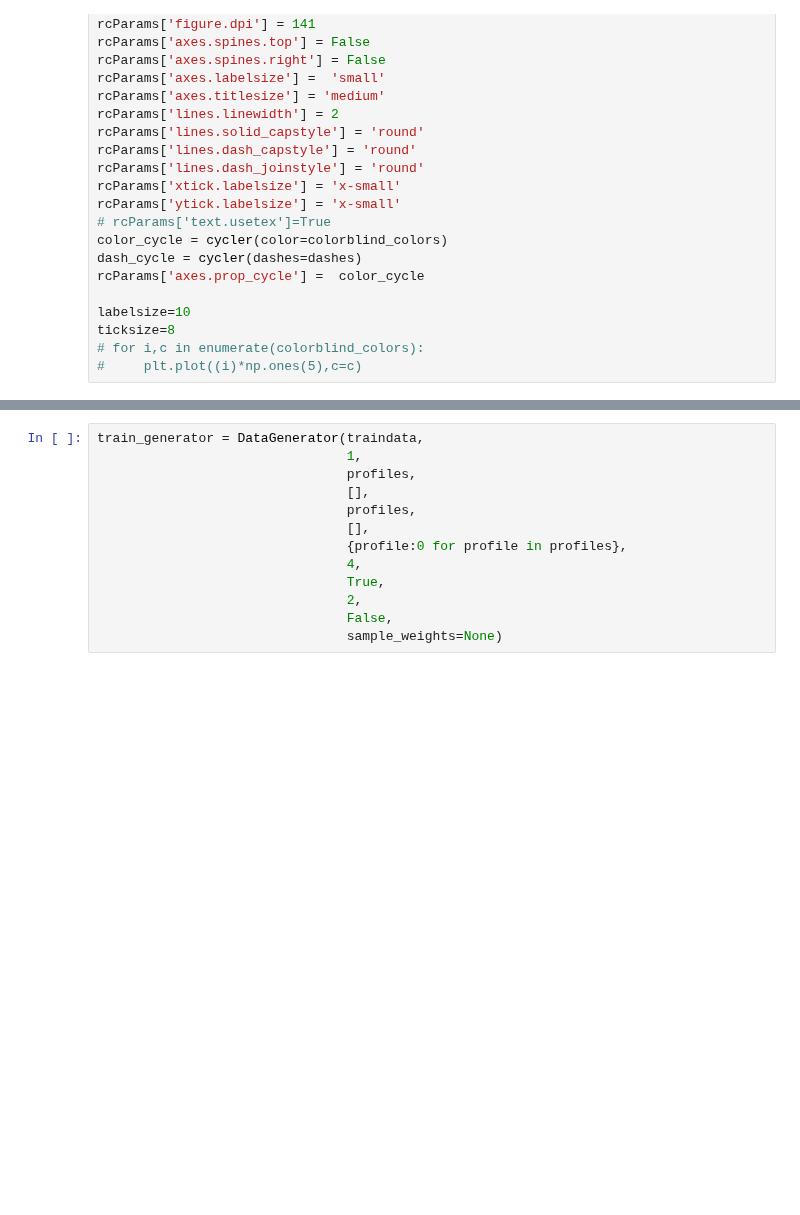
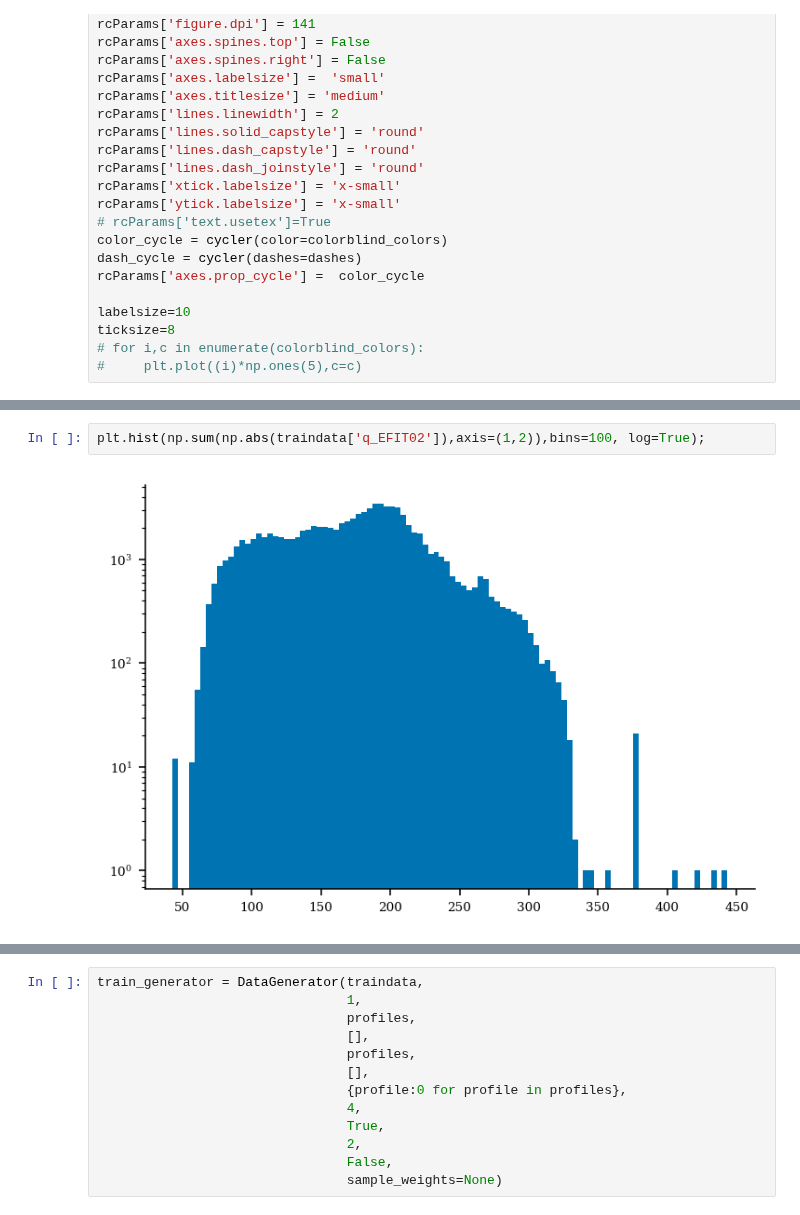
Before and after one commit to PlasmaControl/plasma-profile-predictor, a Jupyter notebook: notebooks/pca_kernels.ipynb, the cells around one changed output, grey strips where cells are left out. Drawn from its saved outputs; the diff is of its cells as text; blank space fills up the shorter version.

```diff
--- a/notebooks/pca_kernels.ipynb
+++ b/notebooks/pca_kernels.ipynb
@@ -146,0 +155,4 @@ Number of validation samples:  14312
+# %%
+plt.hist(np.sum(np.abs(traindata['q_EFIT02']),axis=(1,2)),bins=100, log=True);
+# %% [output]
+[figure, added]
```
Also changed, not shown: parts of 9 cells of this notebook, 5 other files.
